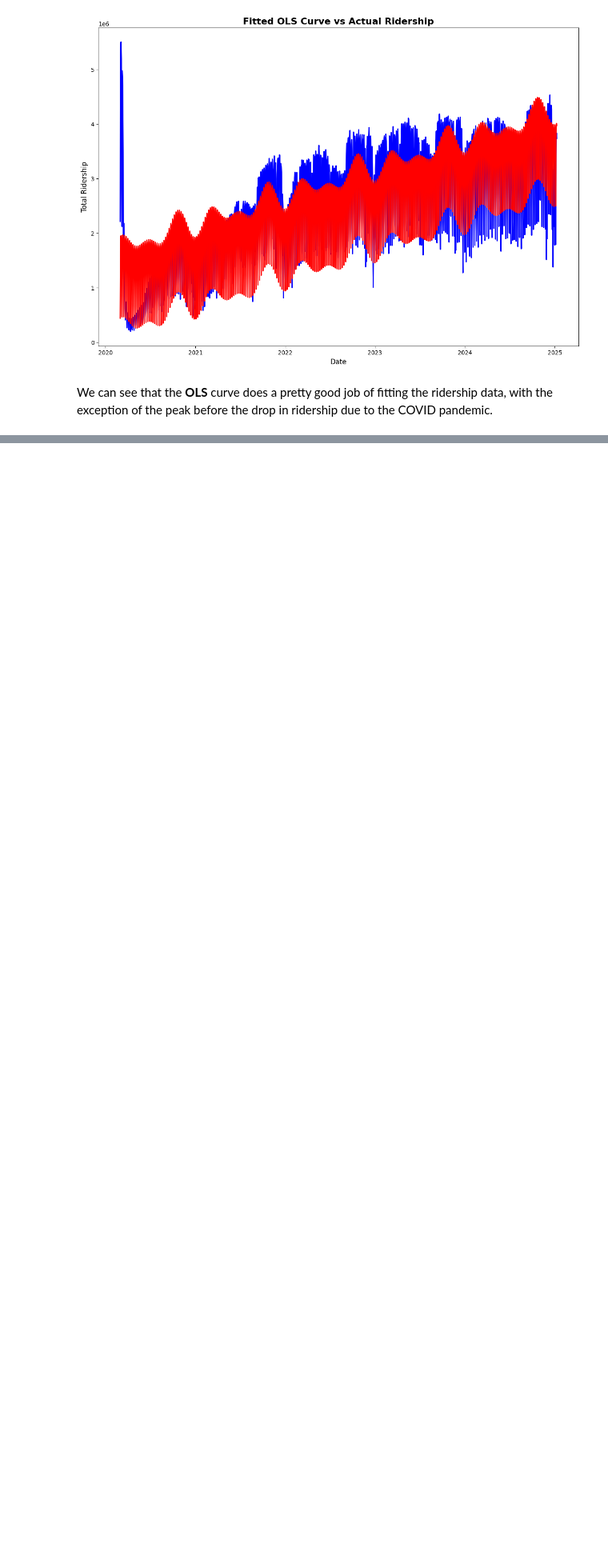
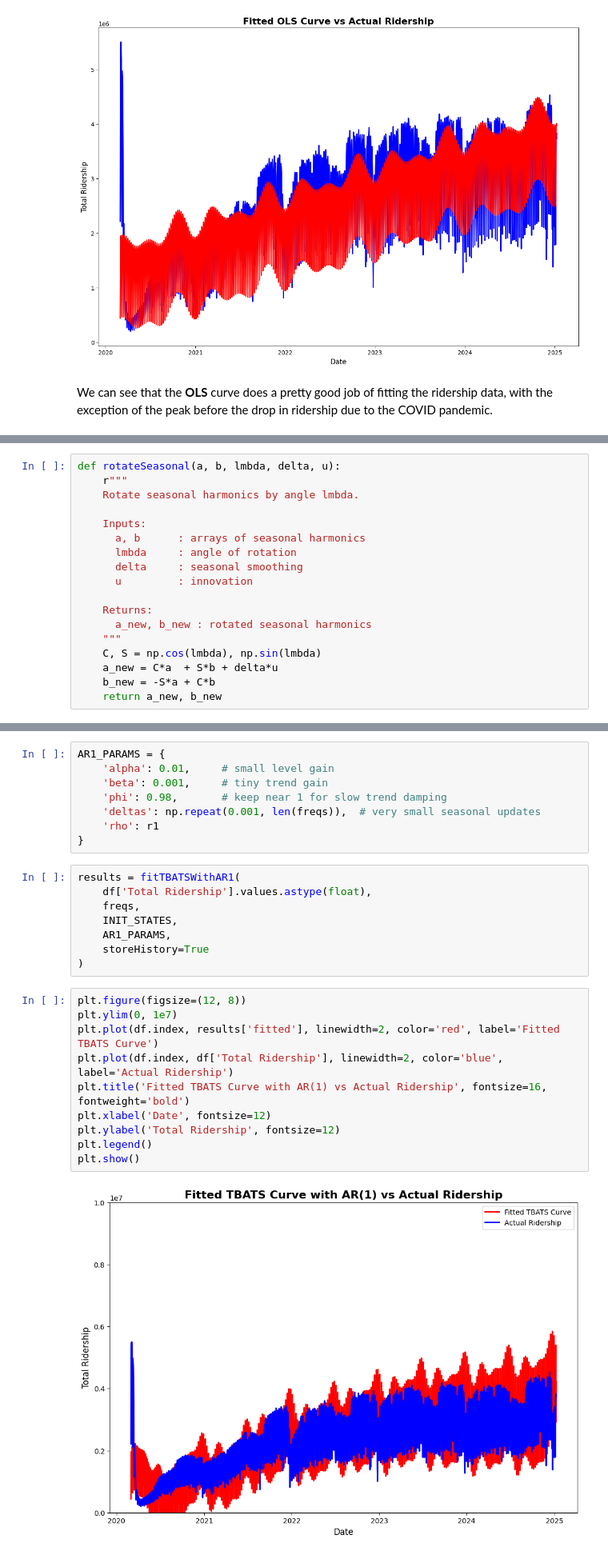
Before and after one commit to Raiden-Makoto/ScaryVirus, a Jupyter notebook: TBATS.ipynb, the cells around one changed output, grey strips where cells are left out. Shown: that part at 80% size. Cells and saved outputs as stored; diff of their text form; blank space fills up the shorter version.

```diff
--- a/TBATS.ipynb
+++ b/TBATS.ipynb
@@ -129,0 +293,18 @@ We can see that the **OLS** curve does a pretty good job of fitting the ridershi
+# %%
+def rotateSeasonal(a, b, lmbda, delta, u):
+    r"""
+    Rotate seasonal harmonics by angle lmbda.
+
+    Inputs:
+      a, b      : arrays of seasonal harmonics
+      lmbda     : angle of rotation
+      delta     : seasonal smoothing
+      u         : innovation
+
+    Returns:
+      a_new, b_new : rotated seasonal harmonics
+    """
+    C, S = np.cos(lmbda), np.sin(lmbda)
+    a_new = C*a  + S*b + delta*u
+    b_new = -S*a + C*b
+    return a_new, b_new
@@ -129,0 +395,28 @@ We can see that the **OLS** curve does a pretty good job of fitting the ridershi
+# %%
+AR1_PARAMS = {
+    'alpha': 0.01,     # small level gain
+    'beta': 0.001,     # tiny trend gain
+    'phi': 0.98,       # keep near 1 for slow trend damping
+    'deltas': np.repeat(0.001, len(freqs)),  # very small seasonal updates
+    'rho': r1
+}
+# %%
+results = fitTBATSWithAR1(
+    df['Total Ridership'].values.astype(float),
+    freqs,
+    INIT_STATES,
+    AR1_PARAMS,
+    storeHistory=True
+)
+# %%
+plt.figure(figsize=(12, 8))
+plt.ylim(0, 1e7)
+plt.plot(df.index, results['fitted'], linewidth=2, color='red', label='Fitted TBATS Curve')
+plt.plot(df.index, df['Total Ridership'], linewidth=2, color='blue', label='Actual Ridership')
+plt.title('Fitted TBATS Curve with AR(1) vs Actual Ridership', fontsize=16, fontweight='bold')
+plt.xlabel('Date', fontsize=12)
+plt.ylabel('Total Ridership', fontsize=12)
+plt.legend()
+plt.show()
+# %% [output]
+[figure, added]
```
Also changed, not shown: parts of 15 cells of this notebook.
